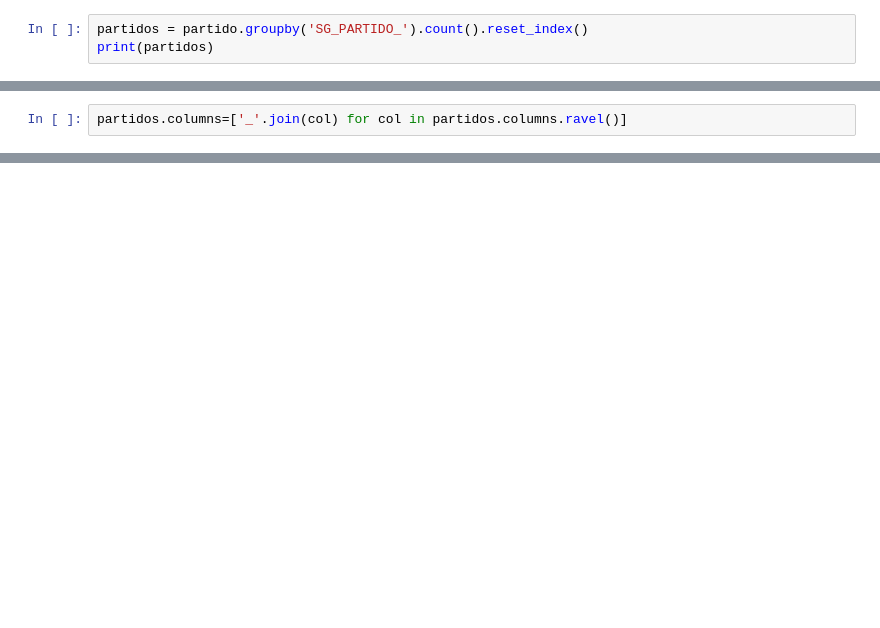
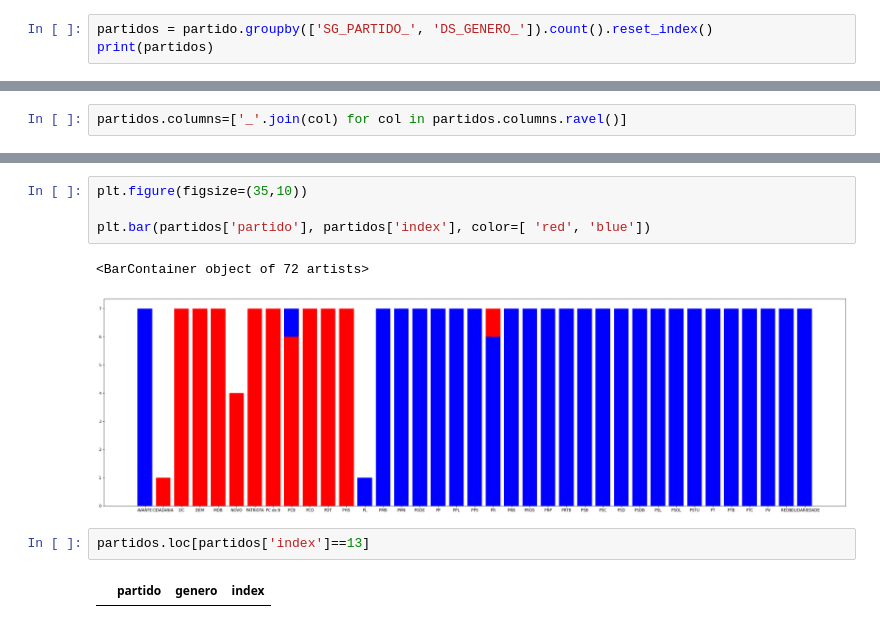
Before and after one commit to flaakira/Project--exercises, a Jupyter notebook: python/Brazil_elections_2018.ipynb, the cells around one changed output, grey strips where cells are left out. Cells and saved outputs as stored; diff of their text form; blank space fills up the shorter version.

```diff
--- a/python/Brazil_elections_2018.ipynb
+++ b/python/Brazil_elections_2018.ipynb
@@ -656,6 +656,6 @@ partido
 | 472 | 472 | SOLIDARIEDADE | MASCULINO |
 473 rows × 3 columns
 # %%
-partidos = partido.groupby('SG_PARTIDO_').count().reset_index()
+partidos = partido.groupby(['SG_PARTIDO_', 'DS_GENERO_']).count().reset_index()
 print(partidos)
 # %% [output]
@@ -704,0 +702,11 @@ plt.bar(partidos['partido'], partidos['index'])
+# %%
+plt.figure(figsize=(35,10))
+
+plt.bar(partidos['partido'], partidos['index'], color=[ 'red', 'blue'])
+# %% [output]
+<BarContainer object of 72 artists>
+[figure, added]
+# %%
+partidos.loc[partidos['index']==13]
+# %% [output]
+|  | partido | genero | index |
```
Also changed, not shown: parts of 10 cells of this notebook.
